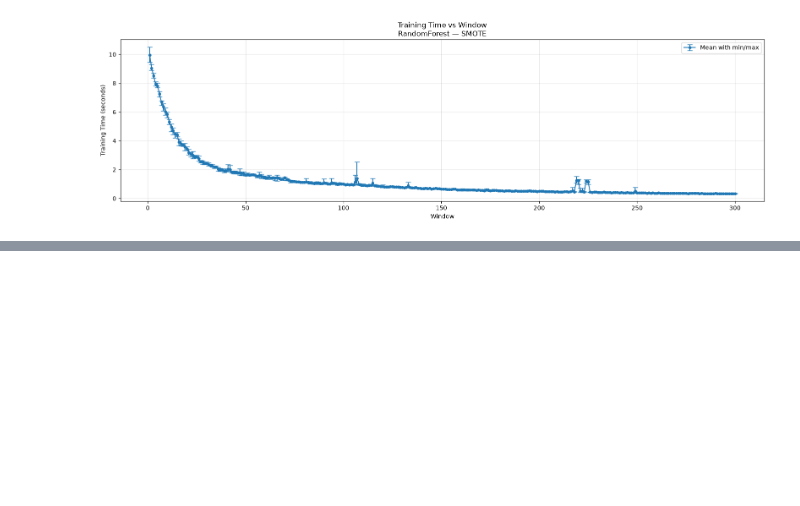
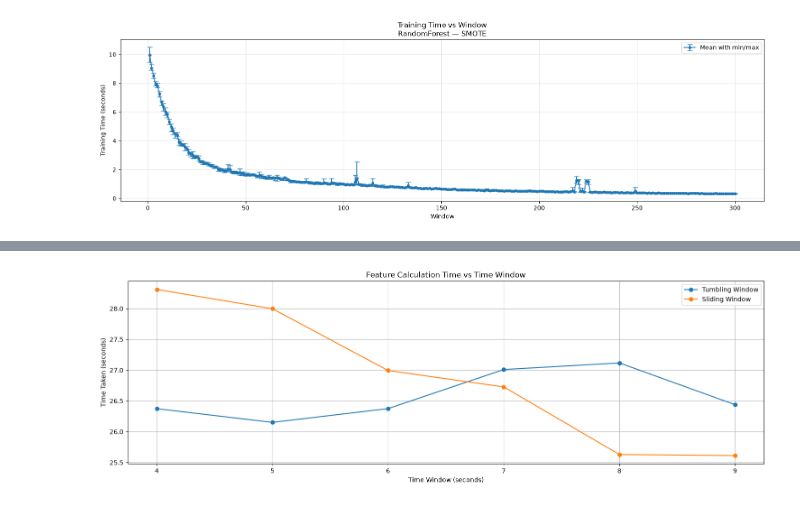
Before and after one commit to dtuan2604/NetSysResearch, a Jupyter notebook: experiment/working/phase-1/notebook.ipynb, the cells around one changed output, grey strips where cells are left out. Saved outputs shown, nothing was run; the diff lists cells and outputs as text; code cells hidden in the pictures; blank space fills up the shorter version.

Commit message:
feat: compare both tumbling and sliding window approach

```diff
--- a/experiment/working/phase-1/notebook.ipynb
+++ b/experiment/working/phase-1/notebook.ipynb
@@ -355,0 +359,2 @@ plot_results(combined_df, output_dir="performance-plot")
+# %%
+MIN_OPTIMAL_WINDOW, MAX_OPTIMAL_WINDOW = 4, 9
@@ -355,0 +574,16 @@ plot_results(combined_df, output_dir="performance-plot")
+# %%
+SLIDING_STEP = 2 # 2 seconds
+# %%
+sliding_window_metrics = {}
+sliding_feature_calculate_metric = {}
+training_features = ["packet_count", "total_bytes"]
+label = "is_iot_device"
+for window in range(MIN_OPTIMAL_WINDOW, MAX_OPTIMAL_WINDOW + 1):
+    print(f"------------WINDOW: {window}-------------")
+    features, time_taken = calculate_features_sliding(csv_files_1, window, SLIDING_STEP)
+    sliding_feature_calculate_metric[window] = time_taken
+    labeled_dataset = label_features(features, device_dict_1)
+    X, y = labeled_dataset[training_features], labeled_dataset[label]
+    experiment_results = training_and_evaluation(X, y)
+    sliding_window_metrics[window] = experiment_results
+    print(f"------------------------------------------")
@@ -355,0 +608,41 @@ plot_results(combined_df, output_dir="performance-plot")
+# %%
+# Tumbling-window metrics
+tumbling_x = sorted(feature_calculate_metric_2.keys())
+tumbling_y = [
+    feature_calculate_metric_2[window]
+    for window in tumbling_x
+]
+
+# Sliding-window metrics
+sliding_x = sorted(sliding_feature_calculate_metric.keys())
+sliding_y = [
+    sliding_feature_calculate_metric[window]
+    for window in sliding_x
+]
+
+plt.figure(figsize=(15, 5))
+
+plt.plot(
+    tumbling_x,
+    tumbling_y,
+    marker="o",
+    label="Tumbling Window",
+)
+
+plt.plot(
+    sliding_x,
+    sliding_y,
+    marker="o",
+    label="Sliding Window",
+)
+
+plt.title("Feature Calculation Time vs Time Window")
+plt.xlabel("Time Window (seconds)")
+plt.ylabel("Time Taken (seconds)")
+plt.grid(True)
+plt.legend()
+
+plt.tight_layout()
+plt.show()
+# %% [output]
+[figure, added]
```
Also changed, not shown: parts of 16 cells of this notebook, 11 other files.
